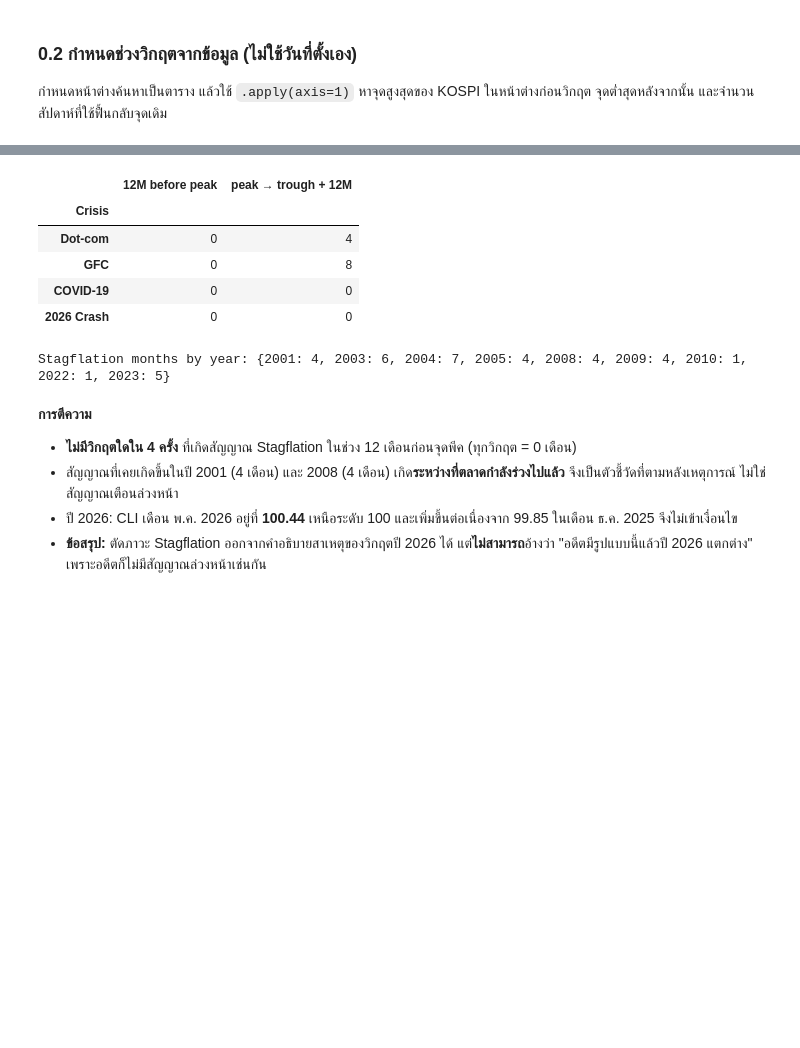
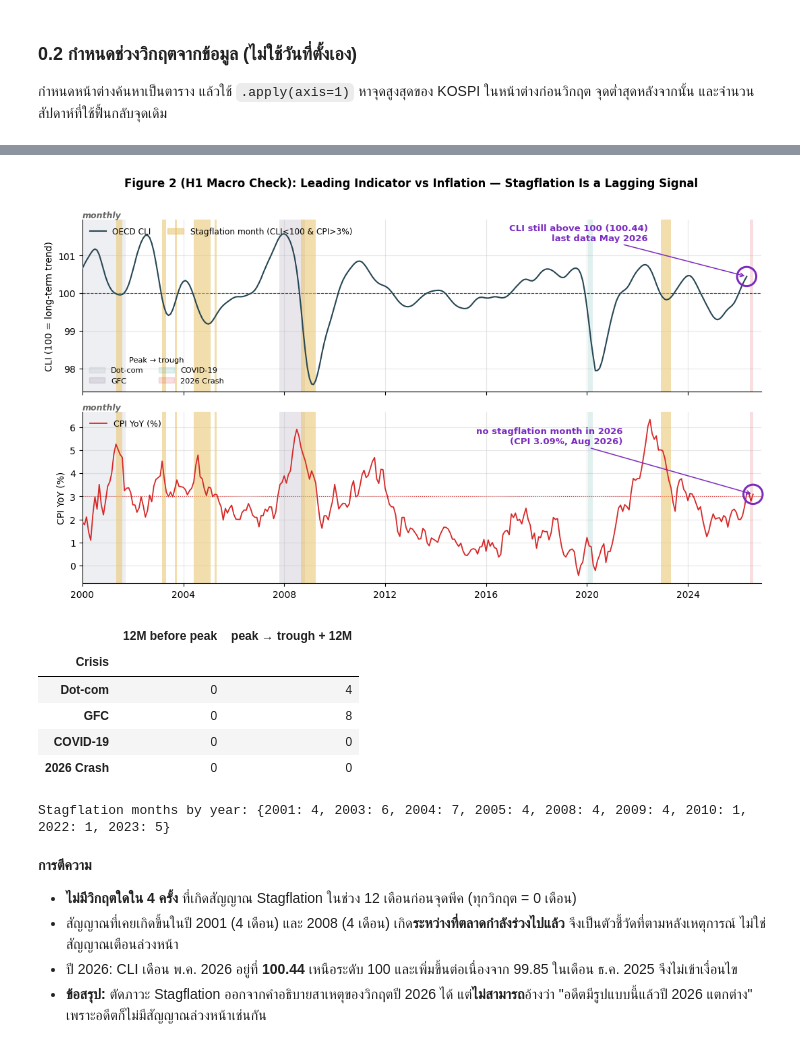
Before and after one commit to atawuttecha/korea-crash-2026, a Jupyter notebook: Korea_Crash_Visualization_CSV.ipynb, the cells around one changed output, grey strips where cells are left out. Saved outputs shown, nothing was run; the diff lists cells and outputs as text; code cells hidden in the pictures; blank space fills up the shorter version.

```diff
--- a/Korea_Crash_Visualization_CSV.ipynb
+++ b/Korea_Crash_Visualization_CSV.ipynb
@@ -378,3 +356,59 @@ save(fig, "fig2_cli_vs_cpi")
+# %%
+stag_all = (df_m["CLI"] < 100) & (df_m["CPI_YoY"] > 3)
+stag = stag_all.loc[MACRO_START:]
+STAG_COLOR = "#e9c46a"      # gold: distinct from every crisis colour (incl. COVID-19 teal)
+
+fig, axes = plt.subplots(2, 1, figsize=(13, 7), sharex=True, gridspec_kw={"height_ratios": [1, 1], "hspace": 0.12})
+a1, a2 = axes
+
+def stag_band(a):
+    # Stagflation months: one vectorised fill_between with a boolean mask (no loop)
+    a.fill_between(stag.index, 0, 1, where=stag.values, transform=a.get_xaxis_transform(),
+                   step="post", color=STAG_COLOR, alpha=0.55, lw=0, zorder=2)
+
+# Top panel: CLI
+a1.plot(dm.index, dm["CLI"], color=C["cli"], lw=1.5, zorder=3)
+a1.axhline(100, color=C["cli"], ls="--", lw=0.8)
+a1.set_ylabel("CLI (100 = long-term trend)")
+a1.set_title("monthly", fontsize=9, loc="left", color="#666", style="italic", pad=2)
+cli_end = last_obs(df_m["CLI"])
+highlight(a1, cli_end, df_m.loc[cli_end, "CLI"], s=420)
+a1.annotate(f"CLI still above 100 ({df_m.loc[cli_end,'CLI']:.2f})\nlast data {cli_end:%b %Y}",
+            xy=(cli_end, df_m.loc[cli_end, "CLI"]), xytext=(pd.Timestamp("2022-06-01"), 101.6),
+            textcoords="data", fontsize=9.5, fontweight="bold", color=HL, ha="right", va="center",
+            arrowprops=dict(arrowstyle="->", color=HL, lw=1.1))
+a1.set_ylim(97.4, 101.95)
+
+# Bottom panel: CPI
+a2.plot(dm.index, dm["CPI_YoY"], color=C["cpi"], lw=1.3, zorder=3)
+a2.axhline(3, color=C["cpi"], ls=":", lw=0.8)
+a2.set_ylabel("CPI YoY (%)")
+a2.set_title("monthly", fontsize=9, loc="left", color="#666", style="italic", pad=2)
+cpi_end = last_obs(df_m["CPI_YoY"])
+highlight(a2, cpi_end, df_m.loc[cpi_end, "CPI_YoY"], s=420)
+a2.annotate(f"no stagflation month in 2026\n(CPI {df_m.loc[cpi_end,'CPI_YoY']:.2f}%, {cpi_end:%b %Y})",
+            xy=(cpi_end, df_m.loc[cpi_end, "CPI_YoY"]), xytext=(pd.Timestamp("2021-06-01"), 5.6),
+            textcoords="data", fontsize=9.5, fontweight="bold", color=HL, ha="right", va="center",
+            arrowprops=dict(arrowstyle="->", color=HL, lw=1.1))
+
+# Stagflation band + crisis shading on both panels (applied row-wise, no loop)
+pd.Series([a1, a2]).apply(stag_band)
+pd.Series([a1, a2]).apply(lambda a: shade_crises(a, label=False))
+a1.set_xlim(pd.Timestamp(MACRO_START), dm.index.max() + pd.DateOffset(months=3))
+a2.set_xlabel("")
+
+h_cli = [plt.Line2D([], [], color=C["cli"], lw=1.5, label="OECD CLI"),
+         plt.Rectangle((0, 0), 1, 1, color=STAG_COLOR, alpha=0.55, label="Stagflation month (CLI<100 & CPI>3%)")]
+h_crisis = crises.index.map(lambda n: plt.Rectangle((0, 0), 1, 1, color=CRISIS_COLORS[n], alpha=0.15, label=n)).tolist()
+a1.add_artist(a1.legend(handles=h_cli, loc="upper left", fontsize=8.7, ncol=2))
+a1.legend(handles=h_crisis, loc="lower left", fontsize=8.2, ncol=2, title="Peak → trough", title_fontsize=8.2)
+a2.legend([plt.Line2D([], [], color=C["cpi"], lw=1.3)], ["CPI YoY (%)"], loc="upper left", fontsize=9)
+
+fig.suptitle("Figure 2 (H1 Macro Check): Leading Indicator vs Inflation — Stagflation Is a Lagging Signal",
+             fontweight="bold", y=0.97)
+save(fig, "fig2_cli_vs_cpi")
+# %% [output]
+[figure, added]
 # %%
 # Stagflation months per year, and in the 12 months before each crisis peak
 stag_by_year = stag.resample("YS").sum().loc[lambda s: s > 0]
```
Also changed, not shown: parts of 12 cells of this notebook.
